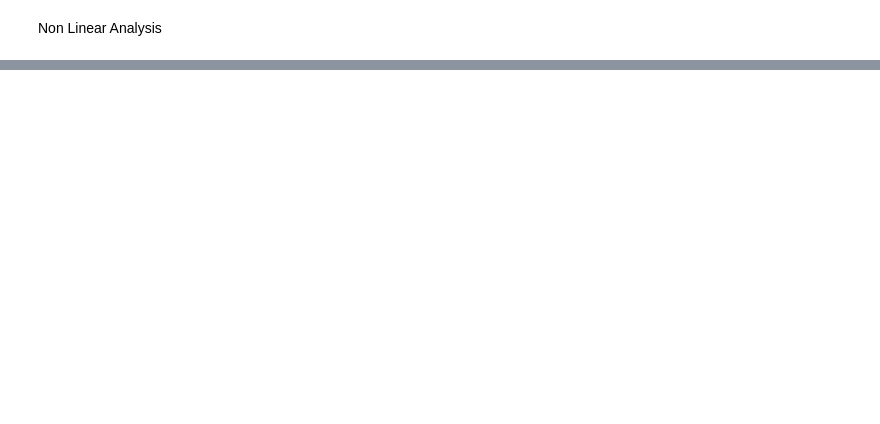
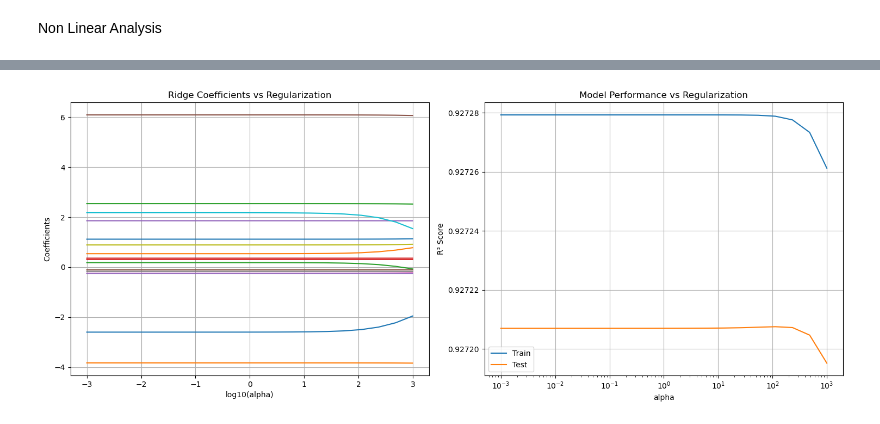
Before and after one commit to Loris-EPFL/MLFIN_tests, a Jupyter notebook: solutions_Black_Scholes.ipynb, the cells around one changed output, grey strips where cells are left out. Drawn from its saved outputs; the diff is of its cells as text; code cells hidden in the pictures; blank space fills up the shorter version.

```diff
--- a/solutions_Black_Scholes.ipynb
+++ b/solutions_Black_Scholes.ipynb
@@ -317,0 +688,83 @@ plt.show()
+# %%
+# Define a range of alphas (regularization parameters)
+alphas = np.logspace(-3, 3, 20)  # From 0.001 to 1000
+
+# Lists to store results
+train_scores = []
+test_scores = []
+coef_paths = []
+
+# Train Ridge models with different alphas
+for alpha in alphas:
+    ridge = Ridge(alpha=alpha, random_state=42)
+    ridge.fit(X_train_scaled, y_train)
+
+    # Store scores
+    train_scores.append(r2_score(y_train, ridge.predict(X_train_scaled)))
+    test_scores.append(r2_score(y_test, ridge.predict(X_test_scaled)))
+    coef_paths.append(ridge.coef_)
+
+# Convert to numpy arrays for easier plotting
+coef_paths = np.array(coef_paths)
+
+# Create plots
+fig, (ax1, ax2) = plt.subplots(1, 2, figsize=(15, 6))
+
+# Plot 1: Coefficient paths
+ax1.plot(np.log10(alphas), coef_paths)
+ax1.set_xlabel('log10(alpha)')
+ax1.set_ylabel('Coefficients')
+ax1.set_title('Ridge Coefficients vs Regularization')
+ax1.grid(True)
+
+# Plot 2: Training and test scores
+ax2.semilogx(alphas, train_scores, label='Train')
+ax2.semilogx(alphas, test_scores, label='Test')
+ax2.set_xlabel('alpha')
+ax2.set_ylabel('R² Score')
+ax2.set_title('Model Performance vs Regularization')
+ax2.grid(True)
+ax2.legend()
+
+plt.tight_layout()
+plt.show()
+
+# Find optimal alpha
+optimal_idx = np.argmax(test_scores)
+optimal_alpha = alphas[optimal_idx]
+
+print(f"\nOptimal alpha: {optimal_alpha:.6f}")
+print(f"Best test R² score: {test_scores[optimal_idx]:.6f}")
+
+# Analyze coefficient behavior at different regularization strengths
+# Get feature names
+feature_names = X_train_enhanced.columns
+
+# Compare coefficients at different regularization strengths
+weak_reg = Ridge(alpha=alphas[0], random_state=42).fit(X_train_scaled, y_train)
+optimal_reg = Ridge(alpha=optimal_alpha, random_state=42).fit(X_train_scaled, y_train)
+strong_reg = Ridge(alpha=alphas[-1], random_state=42).fit(X_train_scaled, y_train)
+
+# Create coefficient comparison DataFrame
+coef_comparison = pd.DataFrame({
+    'Feature': feature_names,
+    'Weak Regularization (α={:.2e})'.format(alphas[0]): weak_reg.coef_,
+    'Optimal Regularization (α={:.2e})'.format(optimal_alpha): optimal_reg.coef_,
+    'Strong Regularization (α={:.2e})'.format(alphas[-1]): strong_reg.coef_
+})
+
+# Sort by absolute coefficient values at optimal regularization
+coef_comparison['Abs_Optimal'] = abs(coef_comparison['Optimal Regularization (α={:.2e})'.format(optimal_alpha)])
+coef_comparison = coef_comparison.sort_values('Abs_Optimal', ascending=False).drop('Abs_Optimal', axis=1)
+
+print("\nTop 10 most important features and their coefficients at different regularization strengths:")
+print(coef_comparison.head(10))
+
+# Calculate coefficient shrinkage
+print("\nCoefficient Shrinkage Analysis:")
+print("Total coefficient magnitude (L2 norm):")
+print(f"Weak regularization: {np.linalg.norm(weak_reg.coef_):.2f}")
+print(f"Optimal regularization: {np.linalg.norm(optimal_reg.coef_):.2f}")
+print(f"Strong regularization: {np.linalg.norm(strong_reg.coef_):.2f}")
+# %% [output]
+[figure, added]
```
Also changed, not shown: parts of 27 cells of this notebook, 1 other file.
